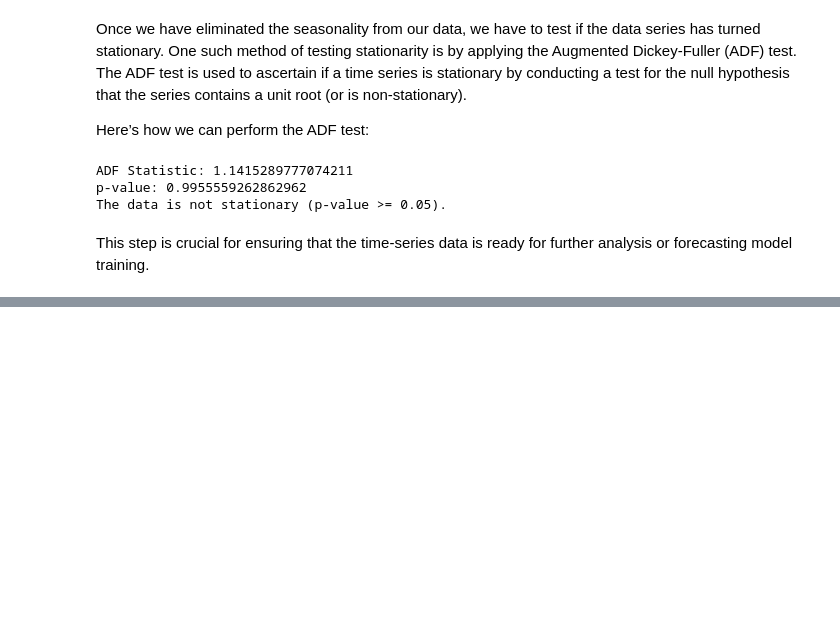
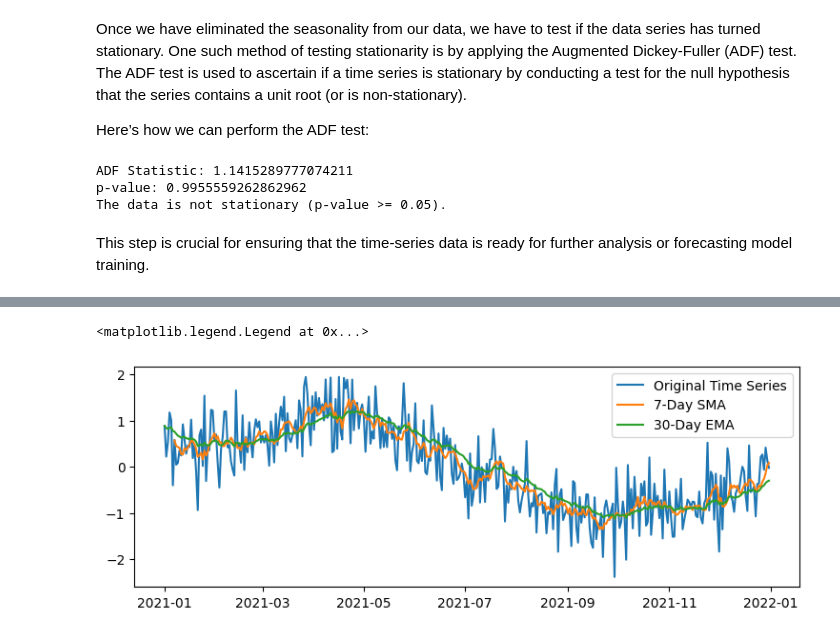
Before and after one commit to ketanp23/scsd-ddm-class, a Jupyter notebook: TimeSeries_Visualizations.ipynb, the cells around one changed output, grey strips where cells are left out. Cells and saved outputs as stored; diff of their text form; code cells hidden in the pictures; blank space fills up the shorter version.

```diff
--- a/TimeSeries_Visualizations.ipynb
+++ b/TimeSeries_Visualizations.ipynb
@@ -161,0 +247,4 @@ This step is crucial for ensuring that the time-series data is ready for further
+# %%
+ema_window = 30  # 30-day moving average
+ema = ts.ewm(span=ema_window, adjust=False).mean()
+ema
@@ -161,0 +270,4 @@ This step is crucial for ensuring that the time-series data is ready for further
+# %%
+sma_window = 7  # 7-day moving average
+sma = ts.rolling(window=sma_window).mean()
+sma
@@ -161,0 +289,9 @@ This step is crucial for ensuring that the time-series data is ready for further
+# %%
+plt.figure(figsize=(9, 3))
+plt.plot(ts, label='Original Time Series')
+plt.plot(sma, label=f'{sma_window}-Day SMA')
+plt.plot(ema, label=f'{ema_window}-Day EMA')
+plt.legend()
+# %% [output]
+<matplotlib.legend.Legend at 0x...>
+[figure, added]
```
Also changed, not shown: parts of 19 cells of this notebook.
